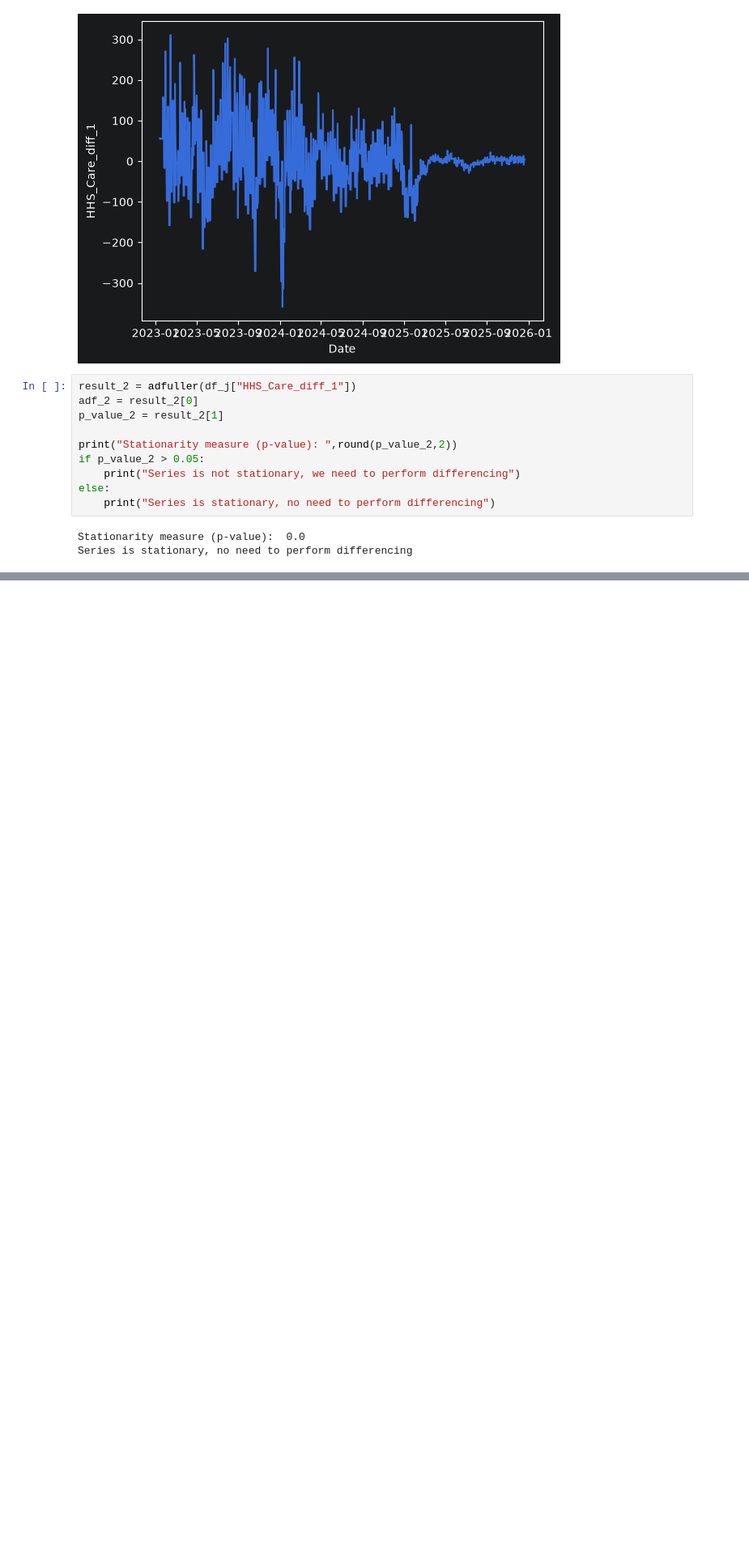
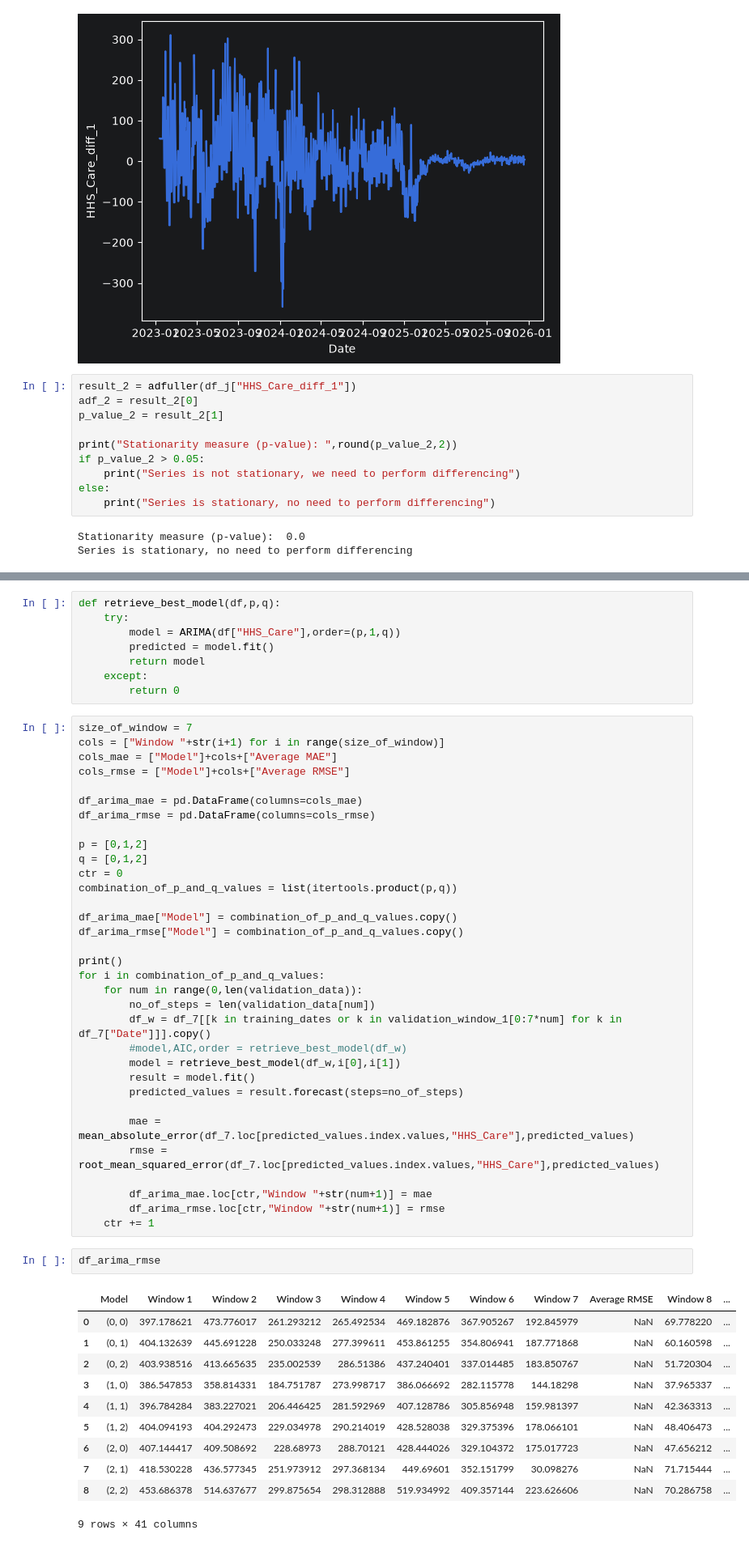
Before and after one commit to amithvardhan99/resume-projects, a Jupyter notebook: Predictive Forecasting of Care Load & Placement Demand/notebook.ipynb, the cells around one changed output, grey strips where cells are left out. Shown at 81% size. Cells and saved outputs as stored; diff of their text form; blank space fills up the shorter version.

```diff
--- a/Predictive Forecasting of Care Load & Placement Demand/notebook.ipynb
+++ b/Predictive Forecasting of Care Load & Placement Demand/notebook.ipynb
@@ -735,0 +820,55 @@ TabError: inconsistent use of tabs and spaces in indentation (<string>, line 9)
+# %%
+def retrieve_best_model(df,p,q):
+    try:
+        model = ARIMA(df["HHS_Care"],order=(p,1,q))
+        predicted = model.fit()
+        return model
+    except:
+        return 0
+# %%
+size_of_window = 7
+cols = ["Window "+str(i+1) for i in range(size_of_window)]
+cols_mae = ["Model"]+cols+["Average MAE"]
+cols_rmse = ["Model"]+cols+["Average RMSE"]
+
+df_arima_mae = pd.DataFrame(columns=cols_mae)
+df_arima_rmse = pd.DataFrame(columns=cols_rmse)
+
+p = [0,1,2]
+q = [0,1,2]
+ctr = 0
+combination_of_p_and_q_values = list(itertools.product(p,q))
+
+df_arima_mae["Model"] = combination_of_p_and_q_values.copy()
+df_arima_rmse["Model"] = combination_of_p_and_q_values.copy()
+
+print()
+for i in combination_of_p_and_q_values:
+    for num in range(0,len(validation_data)):
+        no_of_steps = len(validation_data[num])
+        df_w = df_7[[k in training_dates or k in validation_window_1[0:7*num] for k in df_7["Date"]]].copy()
+	    #model,AIC,order = retrieve_best_model(df_w)
+        model = retrieve_best_model(df_w,i[0],i[1])
+        result = model.fit()
+        predicted_values = result.forecast(steps=no_of_steps)
+
+        mae = mean_absolute_error(df_7.loc[predicted_values.index.values,"HHS_Care"],predicted_values)
+        rmse = root_mean_squared_error(df_7.loc[predicted_values.index.values,"HHS_Care"],predicted_values)
+
+        df_arima_mae.loc[ctr,"Window "+str(num+1)] = mae
+        df_arima_rmse.loc[ctr,"Window "+str(num+1)] = rmse
+    ctr += 1
+# %%
+df_arima_rmse
+# %% [output]
+|  | Model | Window 1 | Window 2 | Window 3 | Window 4 | Window 5 | Window 6 | Window 7 | Average RMSE | Window 8 | ... |
+| 0 | (0, 0) | 397.178621 | 473.776017 | 261.293212 | 265.492534 | 469.182876 | 367.905267 | 192.845979 | NaN | 69.778220 | ... |
+| 1 | (0, 1) | 404.132639 | 445.691228 | 250.033248 | 277.399611 | 453.861255 | 354.806941 | 187.771868 | NaN | 60.160598 | ... |
+| 2 | (0, 2) | 403.938516 | 413.665635 | 235.002539 | 286.51386 | 437.240401 | 337.014485 | 183.850767 | NaN | 51.720304 | ... |
+| 3 | (1, 0) | 386.547853 | 358.814331 | 184.751787 | 273.998717 | 386.066692 | 282.115778 | 144.18298 | NaN | 37.965337 | ... |
+| 4 | (1, 1) | 396.784284 | 383.227021 | 206.446425 | 281.592969 | 407.128786 | 305.856948 | 159.981397 | NaN | 42.363313 | ... |
+| 5 | (1, 2) | 404.094193 | 404.292473 | 229.034978 | 290.214019 | 428.528038 | 329.375396 | 178.066101 | NaN | 48.406473 | ... |
+| 6 | (2, 0) | 407.144417 | 409.508692 | 228.68973 | 288.70121 | 428.444026 | 329.104372 | 175.017723 | NaN | 47.656212 | ... |
+| 7 | (2, 1) | 418.530228 | 436.577345 | 251.973912 | 297.368134 | 449.69601 | 352.151799 | 30.098276 | NaN | 71.715444 | ... |
+| 8 | (2, 2) | 453.686378 | 514.637677 | 299.875654 | 298.312888 | 519.934992 | 409.357144 | 223.626606 | NaN | 70.286758 | ... |
+9 rows × 41 columns
```
Also changed, not shown: parts of 14 cells of this notebook, 5 other files.
